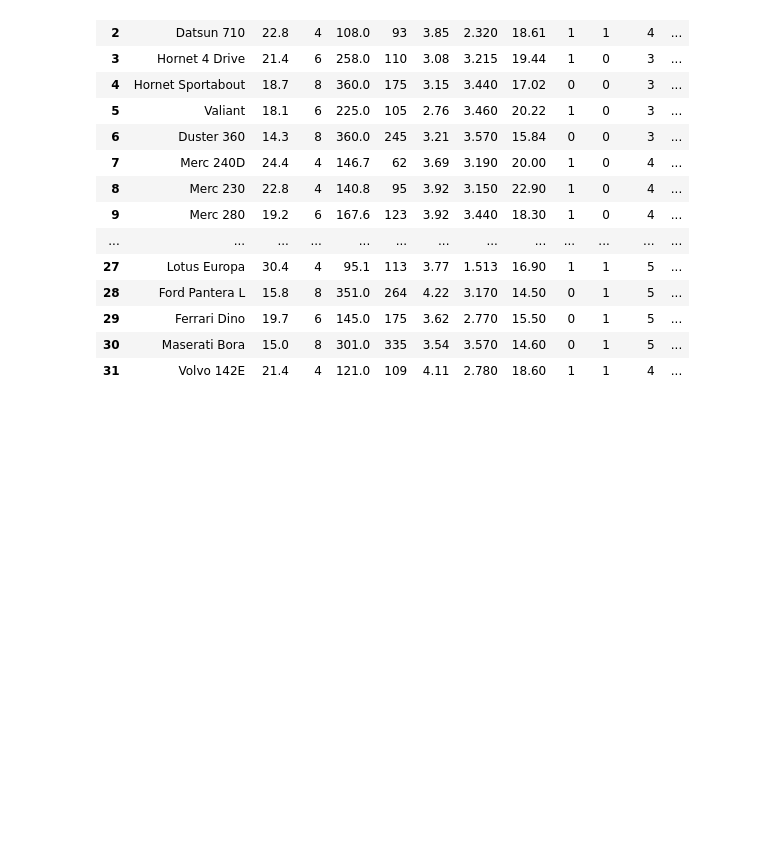
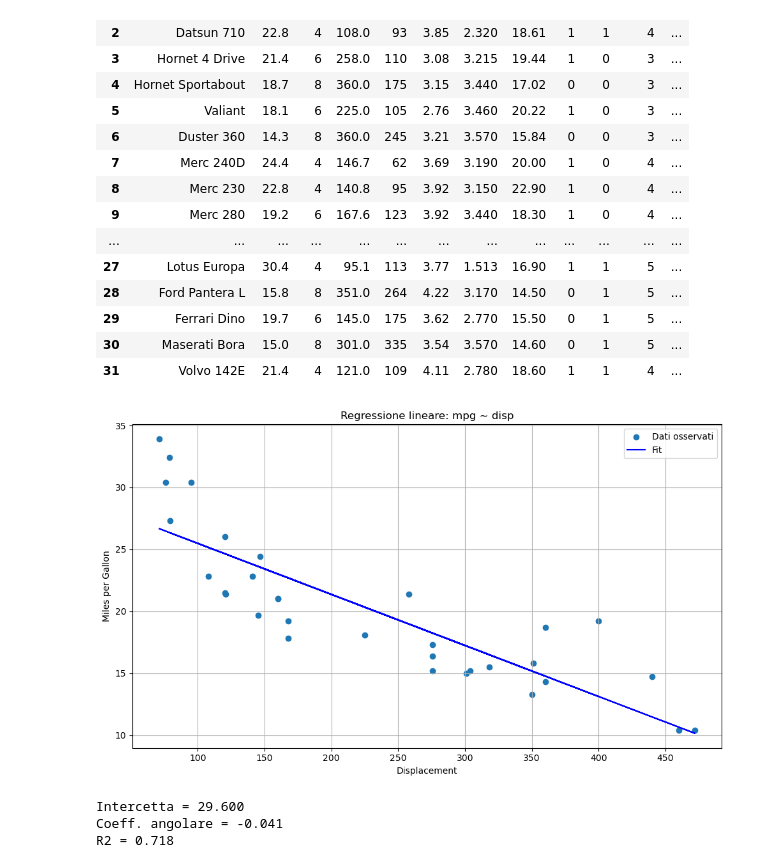
Before and after one commit to sarad996/Programminglab2, a Jupyter notebook: esercizi/6_Esercizi_lez_6.ipynb, the cells around one changed output. Saved outputs shown, nothing was run; the diff lists cells and outputs as text; code cells hidden in the pictures; blank space fills up the shorter version.

```diff
--- a/esercizi/6_Esercizi_lez_6.ipynb
+++ b/esercizi/6_Esercizi_lez_6.ipynb
@@ -220,3 +220,42 @@ df
 | 29 | Ferrari Dino | 19.7 | 6 | 145.0 | 175 | 3.62 | 2.770 | 15.50 | 0 | 1 | 5 | ... |
 | 30 | Maserati Bora | 15.0 | 8 | 301.0 | 335 | 3.54 | 3.570 | 14.60 | 0 | 1 | 5 | ... |
 | 31 | Volvo 142E | 21.4 | 4 | 121.0 | 109 | 4.11 | 2.780 | 18.60 | 1 | 1 | 4 | ... |
+# %%
+# estraggo le colonne
+mpg = df['mpg'].values
+disp = df['disp'].values
+
+# coefficienti retta di regressione
+slope, intercept = np.polyfit(disp, mpg, 1)
+
+# predizioni
+mpg_pred = slope * disp + intercept
+
+# R2
+ssr = np.sum((mpg - mpg_pred)**2)
+sst = np.sum((mpg -np.mean(mpg))**2)
+r2 = 1 - ssr/sst
+
+# plot retta di regressione
+plt.figure(figsize=(10,6))
+
+plt.scatter(disp, mpg, label='Dati osservati')
+plt.plot(disp, mpg_pred, label='Fit', color='blue')
+
+plt.title('Regressione lineare: mpg ~ disp')
+plt.xlabel('Displacement')
+plt.ylabel('Miles per Gallon')
+plt.legend()
+plt.grid(True)
+plt.tight_layout()
+plt.show()
+
+# risultati
+print(f'Intercetta = {intercept:.3f}')
+print(f'Coeff. angolare = {slope:.3f}')
+print(f'R2 = {r2:.3f}')
+# %% [output]
+[figure, added]
+Intercetta = 29.600
+Coeff. angolare = -0.041
+R2 = 0.718
```
Also changed, not shown: parts of 1 cell of this notebook.
